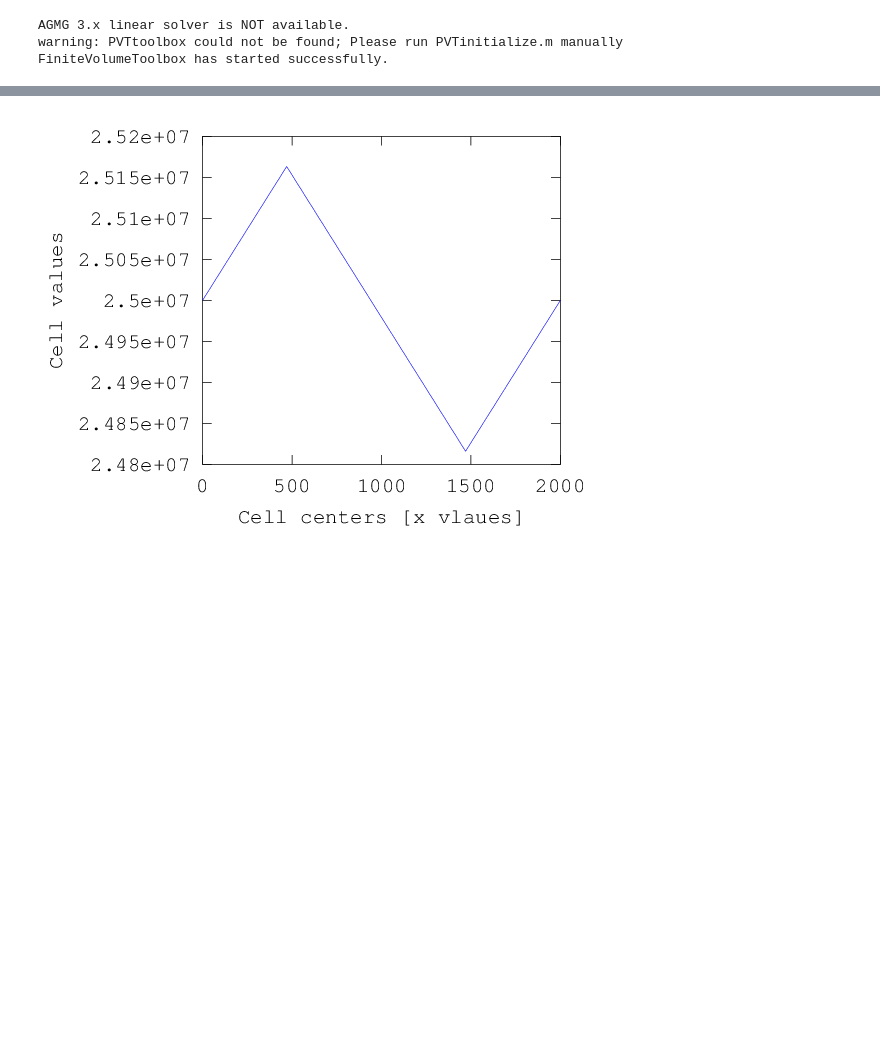
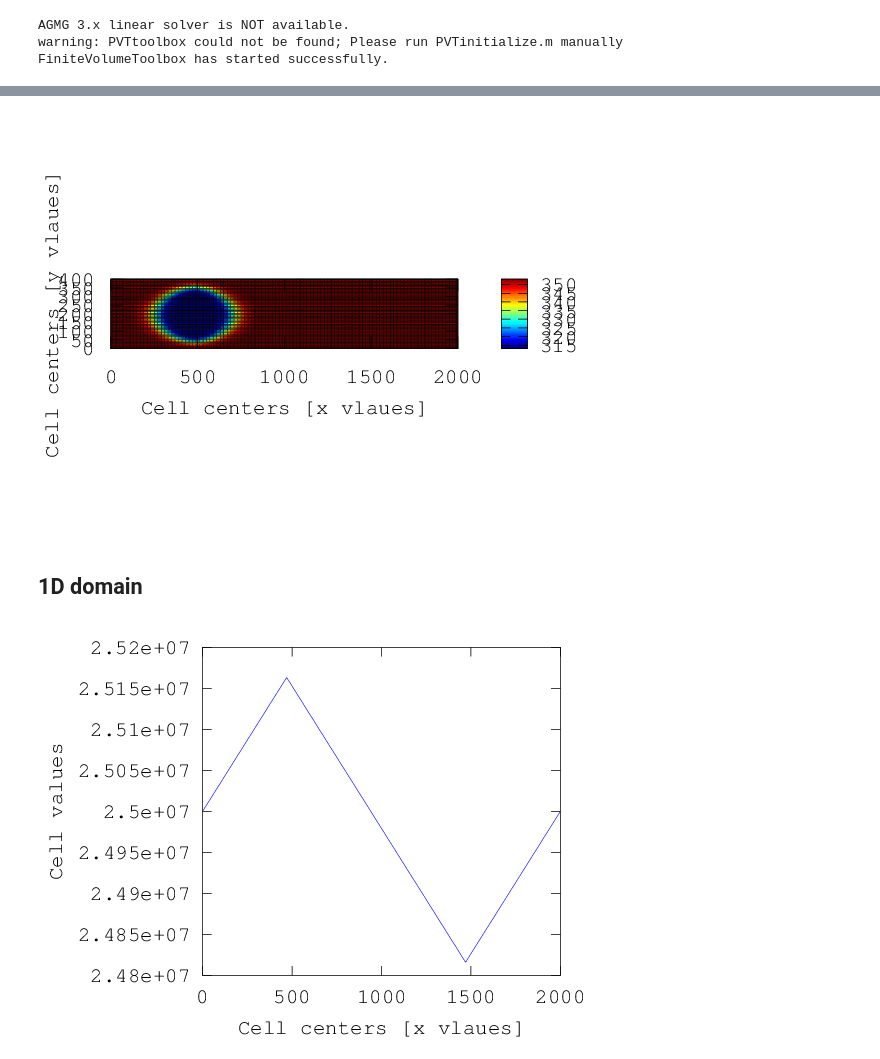
Before and after one commit to simulkade/geothermal, a Jupyter notebook: geothermal_notebook.ipynb, the cells around one changed output, grey strips where cells are left out. Cells and saved outputs as stored; diff of their text form; code cells hidden in the pictures; blank space fills up the shorter version.

```diff
--- a/geothermal_notebook.ipynb
+++ b/geothermal_notebook.ipynb
@@ -74,3 +119,11 @@ ans =    2.5298e+07
+# %%
+T=geotherm_iso(m, p, qin, qout)
+visualizeCells(T)
+%T.value
+# %% [output]
+[figure, added]
+# %% [markdown]
+## 1D domain
 # %%
 Nx=100;
 Ny=1;
```
Also changed, not shown: parts of 9 cells of this notebook, 5 other files.
